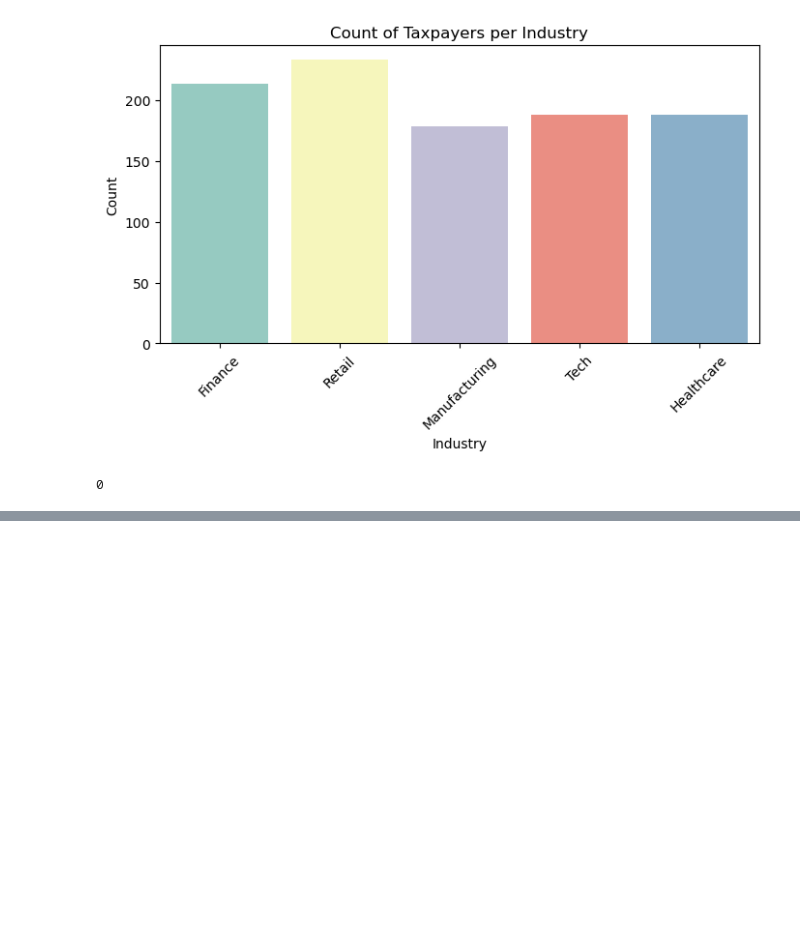
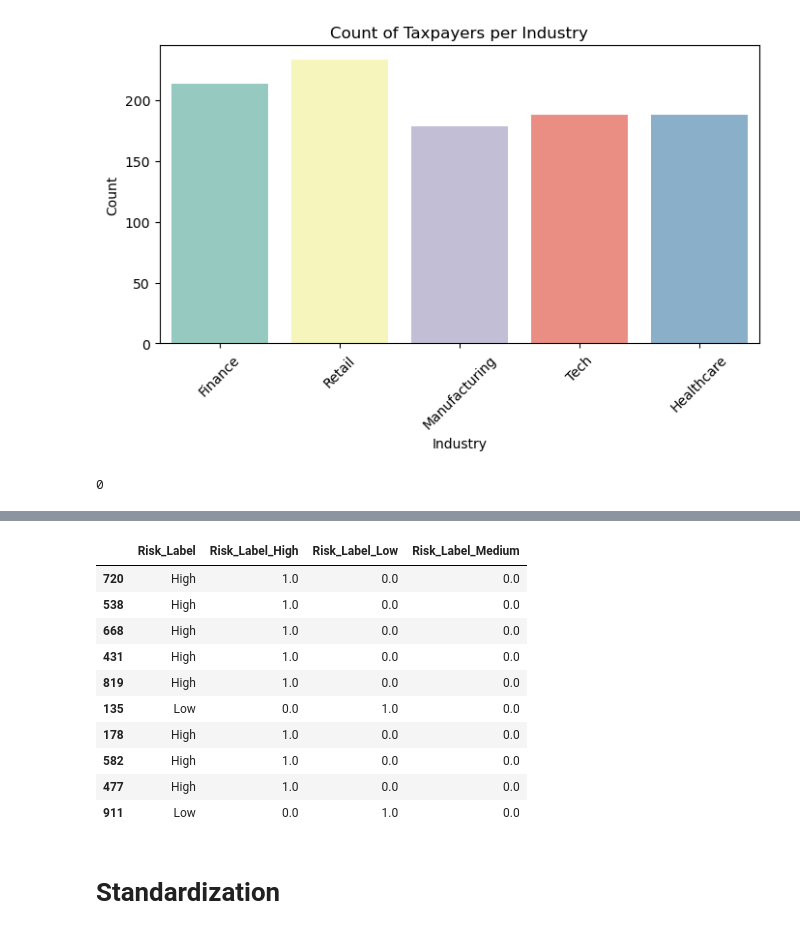
Before and after one commit to csaafrica/group5_predicting_high_risk_taxpayers_using_ML, a Jupyter notebook: notebooks/Risky_Taxpayer_Prediction_project.ipynb, the cells around one changed output, grey strips where cells are left out. Cells and saved outputs as stored; diff of their text form; code cells hidden in the pictures; blank space fills up the shorter version.

```diff
--- a/notebooks/Risky_Taxpayer_Prediction_project.ipynb
+++ b/notebooks/Risky_Taxpayer_Prediction_project.ipynb
@@ -234,0 +330,29 @@ corr_matrix.style.background_gradient(cmap="coolwarm")
+# %%
+# One hot encoding for the Risk Label and Industry
+Risk_Label_data = pd.DataFrame(imported_data['Risk_Label'], columns=['Risk_Label'])
+
+one_hot_encode = OneHotEncoder()
+
+ohe_array = one_hot_encode.fit_transform(Risk_Label_data[['Risk_Label']]).toarray()
+
+col_names= one_hot_encode.get_feature_names_out(['Risk_Label'])
+
+ohe_Risk_Label_data= pd.DataFrame(data=ohe_array, columns=col_names )
+
+Risk_Label_data = pd.concat([Risk_Label_data, ohe_Risk_Label_data],axis=1)
+
+Risk_Label_data.sample(10)
+# %% [output]
+|  | Risk_Label | Risk_Label_High | Risk_Label_Low | Risk_Label_Medium |
+| 720 | High | 1.0 | 0.0 | 0.0 |
+| 538 | High | 1.0 | 0.0 | 0.0 |
+| 668 | High | 1.0 | 0.0 | 0.0 |
+| 431 | High | 1.0 | 0.0 | 0.0 |
+| 819 | High | 1.0 | 0.0 | 0.0 |
+| 135 | Low | 0.0 | 1.0 | 0.0 |
+| 178 | High | 1.0 | 0.0 | 0.0 |
+| 582 | High | 1.0 | 0.0 | 0.0 |
+| 477 | High | 1.0 | 0.0 | 0.0 |
+| 911 | Low | 0.0 | 1.0 | 0.0 |
+# %% [markdown]
+# Standardization
```
Also changed, not shown: parts of 12 cells of this notebook.
